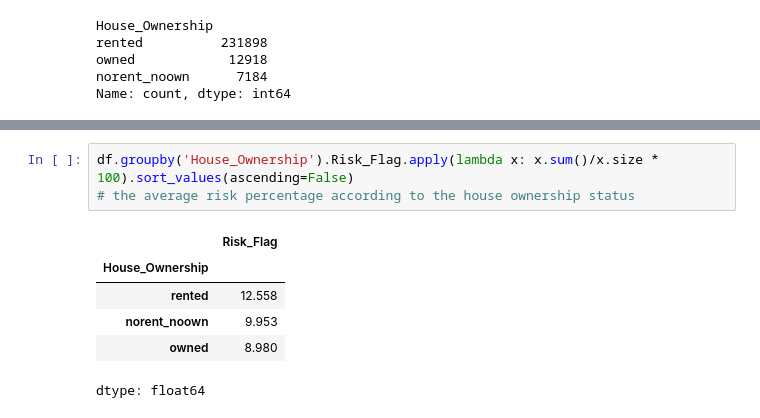
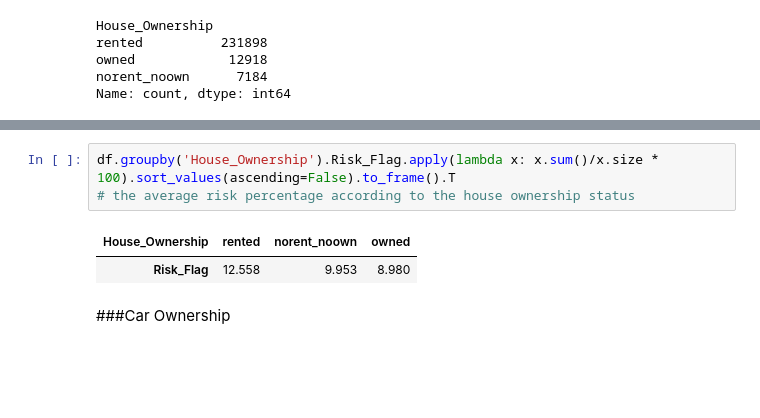
Before and after one commit to sina-salmanpour/Loan_Defaults_prediction, a Jupyter notebook: Loan_Defaults.ipynb, the cells around one changed output, grey strips where cells are left out. Cells and saved outputs as stored; diff of their text form; blank space fills up the shorter version.

```diff
--- a/Loan_Defaults.ipynb
+++ b/Loan_Defaults.ipynb
@@ -278,10 +310,8 @@ CURRENT_JOB_YRS
 # %%
-df.groupby('House_Ownership').Risk_Flag.apply(lambda x: x.sum()/x.size * 100).sort_values(ascending=False)
+df.groupby('House_Ownership').Risk_Flag.apply(lambda x: x.sum()/x.size * 100).sort_values(ascending=False).to_frame().T
 # the average risk percentage according to the house ownership status
 # %% [output]
-|  | Risk_Flag |
-| House_Ownership |  |
-| rented | 12.558 |
-| norent_noown | 9.953 |
-| owned | 8.980 |
+| House_Ownership | rented | norent_noown | owned |
+| Risk_Flag | 12.558 | 9.953 | 8.980 |
-dtype: float64
+# %% [markdown]
+###Car Ownership
```
Also changed, not shown: parts of 37 cells of this notebook.
